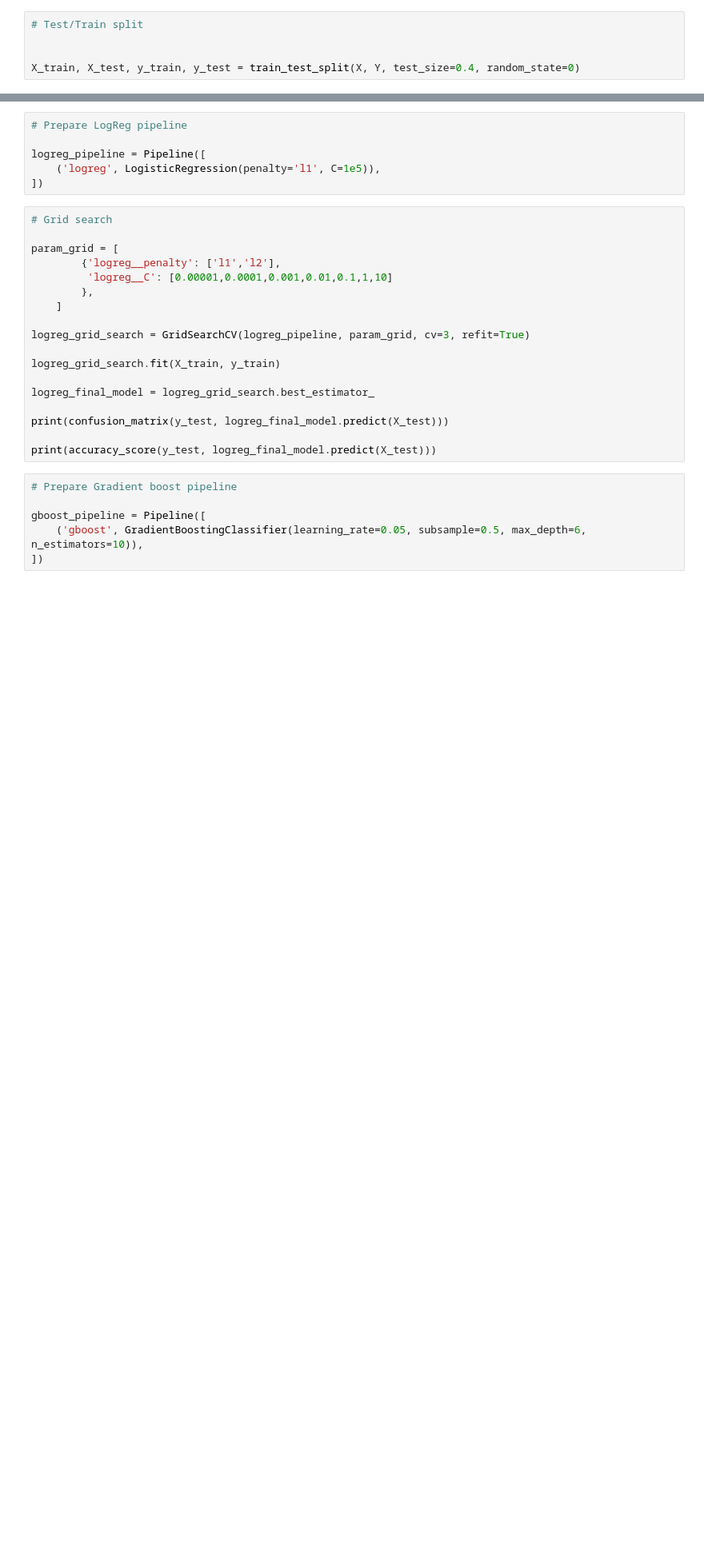
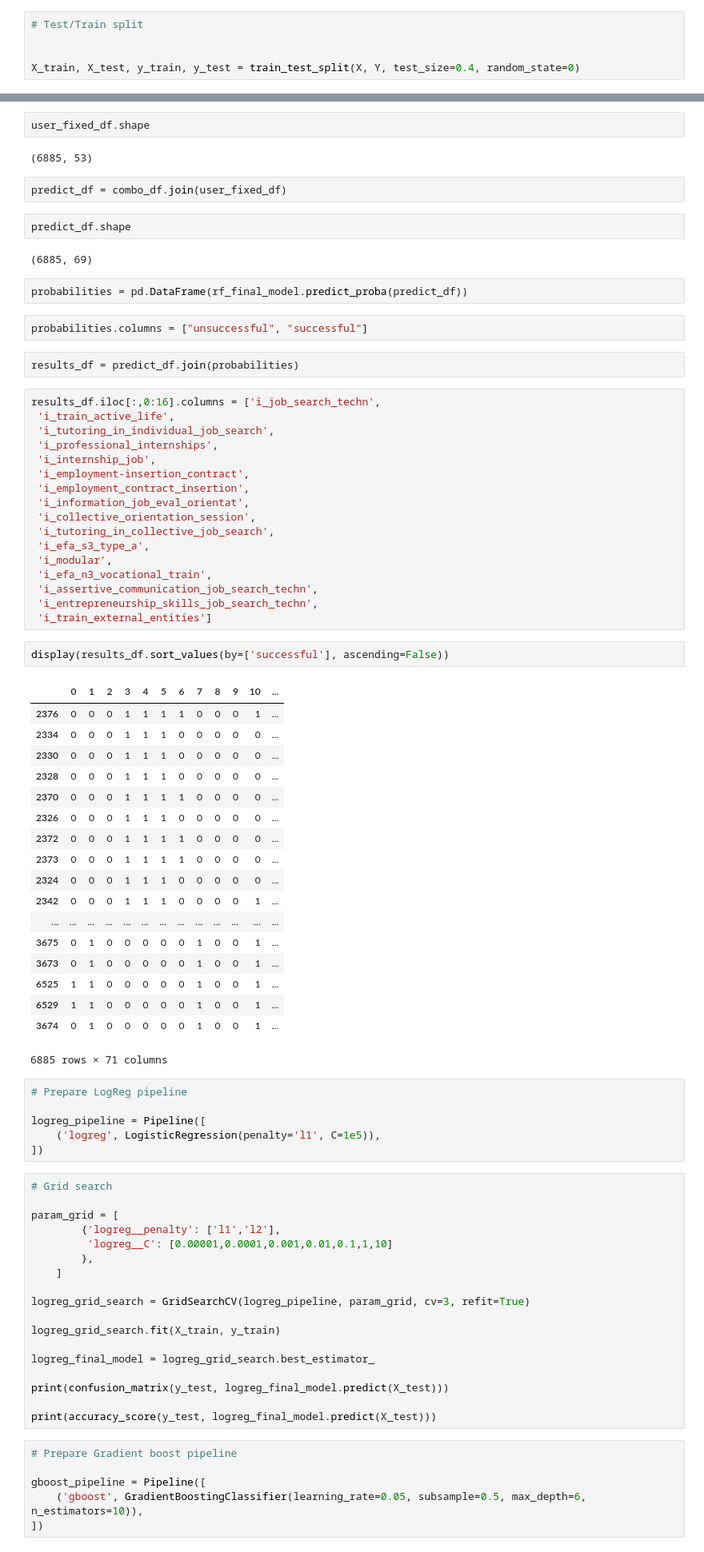
Before and after one commit to dssg/IEFP-RecSys_public, a Jupyter notebook: notebooks/06-Modelling-Scikit-Grid.ipynb, the cells around one changed output, grey strips where cells are left out. Shown at 80% size. Cells and saved outputs as stored; diff of their text form; blank space fills up the shorter version.

Commit message:
Add perm model draft

```diff
--- a/notebooks/06-Modelling-Scikit-Grid.ipynb
+++ b/notebooks/06-Modelling-Scikit-Grid.ipynb
@@ -137,3 +231,57 @@ print(accuracy_score(y_test, rf_final_model.predict(X_test)))
+# %%
+user_fixed_df.shape
+# %% [output]
+(6885, 53)
+# %%
+predict_df = combo_df.join(user_fixed_df)
+# %%
+predict_df.shape
+# %% [output]
+(6885, 69)
+# %%
+probabilities = pd.DataFrame(rf_final_model.predict_proba(predict_df))
+# %%
+probabilities.columns = ["unsuccessful", "successful"]
+# %%
+results_df = predict_df.join(probabilities)
+# %%
+results_df.iloc[:,0:16].columns = ['i_job_search_techn',
+ 'i_train_active_life',
+ 'i_tutoring_in_individual_job_search',
+ 'i_professional_internships',
+ 'i_internship_job',
+ 'i_employment-insertion_contract',
+ 'i_employment_contract_insertion',
+ 'i_information_job_eval_orientat',
+ 'i_collective_orientation_session',
+ 'i_tutoring_in_collective_job_search',
+ 'i_efa_s3_type_a',
+ 'i_modular',
+ 'i_efa_n3_vocational_train',
+ 'i_assertive_communication_job_search_techn',
+ 'i_entrepreneurship_skills_job_search_techn',
+ 'i_train_external_entities']
+# %%
+display(results_df.sort_values(by=['successful'], ascending=False))
+# %% [output]
+|  | 0 | 1 | 2 | 3 | 4 | 5 | 6 | 7 | 8 | 9 | 10 | ... |
+| 2376 | 0 | 0 | 0 | 1 | 1 | 1 | 1 | 0 | 0 | 0 | 1 | ... |
+| 2334 | 0 | 0 | 0 | 1 | 1 | 1 | 0 | 0 | 0 | 0 | 0 | ... |
+| 2330 | 0 | 0 | 0 | 1 | 1 | 1 | 0 | 0 | 0 | 0 | 0 | ... |
+| 2328 | 0 | 0 | 0 | 1 | 1 | 1 | 0 | 0 | 0 | 0 | 0 | ... |
+| 2370 | 0 | 0 | 0 | 1 | 1 | 1 | 1 | 0 | 0 | 0 | 0 | ... |
+| 2326 | 0 | 0 | 0 | 1 | 1 | 1 | 0 | 0 | 0 | 0 | 0 | ... |
+| 2372 | 0 | 0 | 0 | 1 | 1 | 1 | 1 | 0 | 0 | 0 | 0 | ... |
+| 2373 | 0 | 0 | 0 | 1 | 1 | 1 | 1 | 0 | 0 | 0 | 0 | ... |
+| 2324 | 0 | 0 | 0 | 1 | 1 | 1 | 0 | 0 | 0 | 0 | 0 | ... |
+| 2342 | 0 | 0 | 0 | 1 | 1 | 1 | 0 | 0 | 0 | 0 | 1 | ... |
+| ... | ... | ... | ... | ... | ... | ... | ... | ... | ... | ... | ... | ... |
+| 3675 | 0 | 1 | 0 | 0 | 0 | 0 | 0 | 1 | 0 | 0 | 1 | ... |
+| 3673 | 0 | 1 | 0 | 0 | 0 | 0 | 0 | 1 | 0 | 0 | 1 | ... |
+| 6525 | 1 | 1 | 0 | 0 | 0 | 0 | 0 | 1 | 0 | 0 | 1 | ... |
+| 6529 | 1 | 1 | 0 | 0 | 0 | 0 | 0 | 1 | 0 | 0 | 1 | ... |
+| 3674 | 0 | 1 | 0 | 0 | 0 | 0 | 0 | 1 | 0 | 0 | 1 | ... |
+6885 rows × 71 columns
 # %%
 # Prepare LogReg pipeline
 
```
Also changed, not shown: parts of 23 cells of this notebook.
